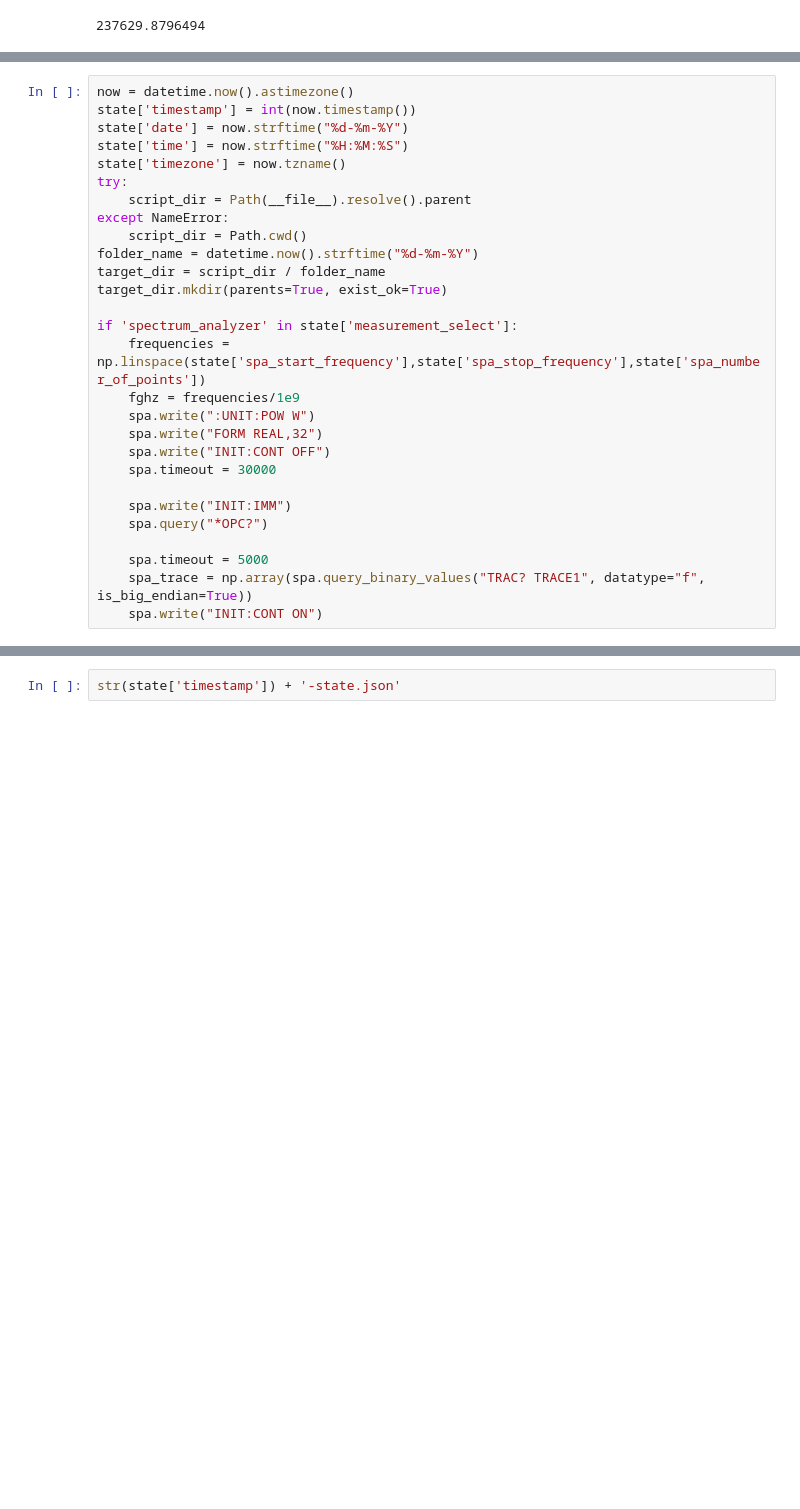
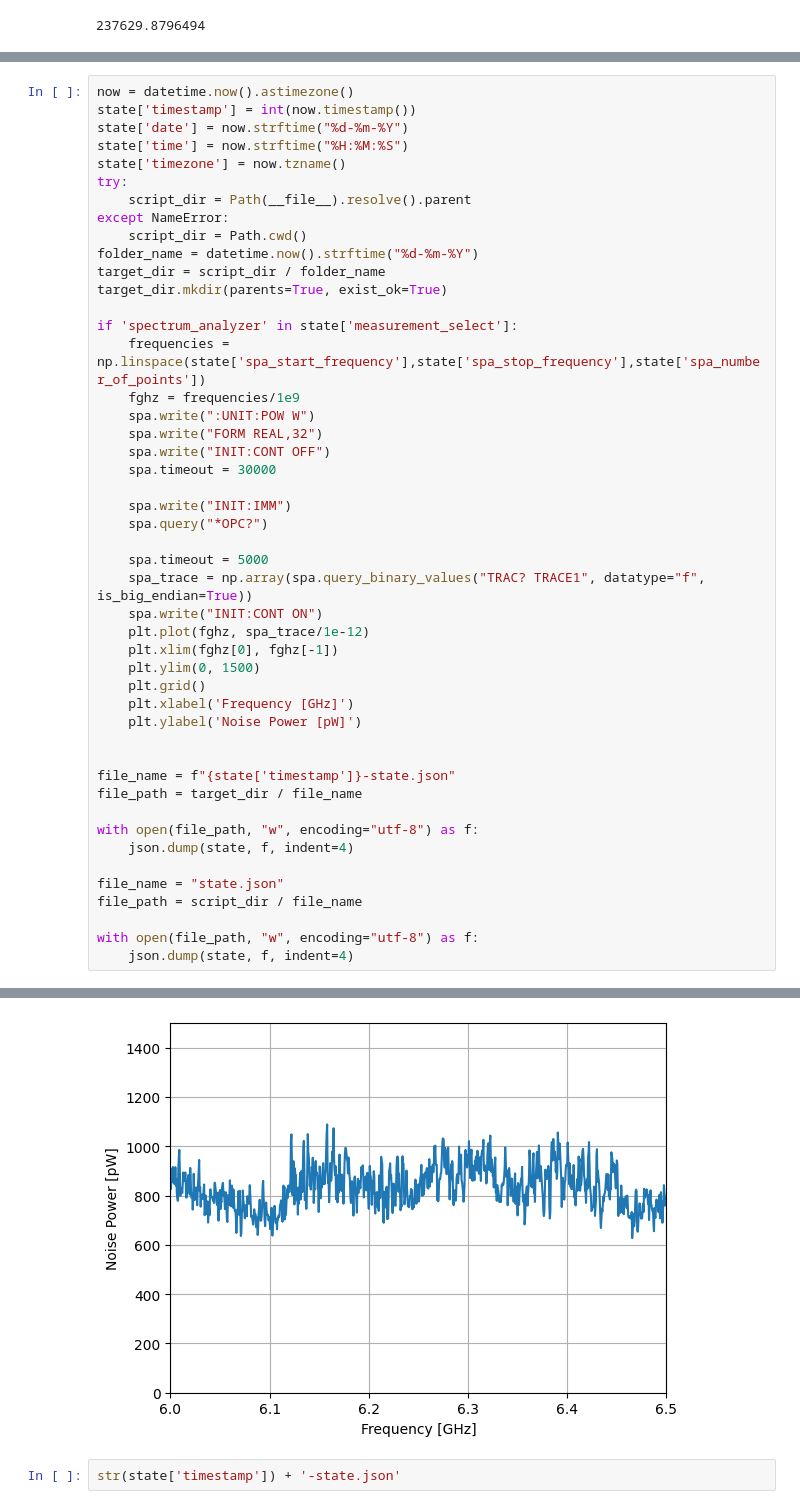
Before and after one commit to lafefspietz/qna-data-summer-2026, a Jupyter notebook: instrument-debug.ipynb, the cells around one changed output, grey strips where cells are left out. Saved outputs shown, nothing was run; the diff lists cells and outputs as text; blank space fills up the shorter version.

```diff
--- a/instrument-debug.ipynb
+++ b/instrument-debug.ipynb
@@ -399,4 +382,23 @@ if 'spectrum_analyzer' in state['measurement_select']:
     spa.timeout = 5000
     spa_trace = np.array(spa.query_binary_values("TRAC? TRACE1", datatype="f", is_big_endian=True))
     spa.write("INIT:CONT ON")
+    plt.plot(fghz, spa_trace/1e-12)
+    plt.xlim(fghz[0], fghz[-1])
+    plt.ylim(0, 1500)
+    plt.grid()
+    plt.xlabel('Frequency [GHz]')
+    plt.ylabel('Noise Power [pW]')
+
+
+file_name = f"{state['timestamp']}-state.json"
+file_path = target_dir / file_name
+
+with open(file_path, "w", encoding="utf-8") as f:
+    json.dump(state, f, indent=4)
+
+file_name = "state.json"
+file_path = script_dir / file_name
+
+with open(file_path, "w", encoding="utf-8") as f:
+    json.dump(state, f, indent=4)
 # %% [output]
@@ -404,3 +405,4 @@ True
+[figure, added]
 # %%
 str(state['timestamp']) + '-state.json'
 # %% [output]
```
Also changed, not shown: parts of 4 cells of this notebook, 3 other files.
